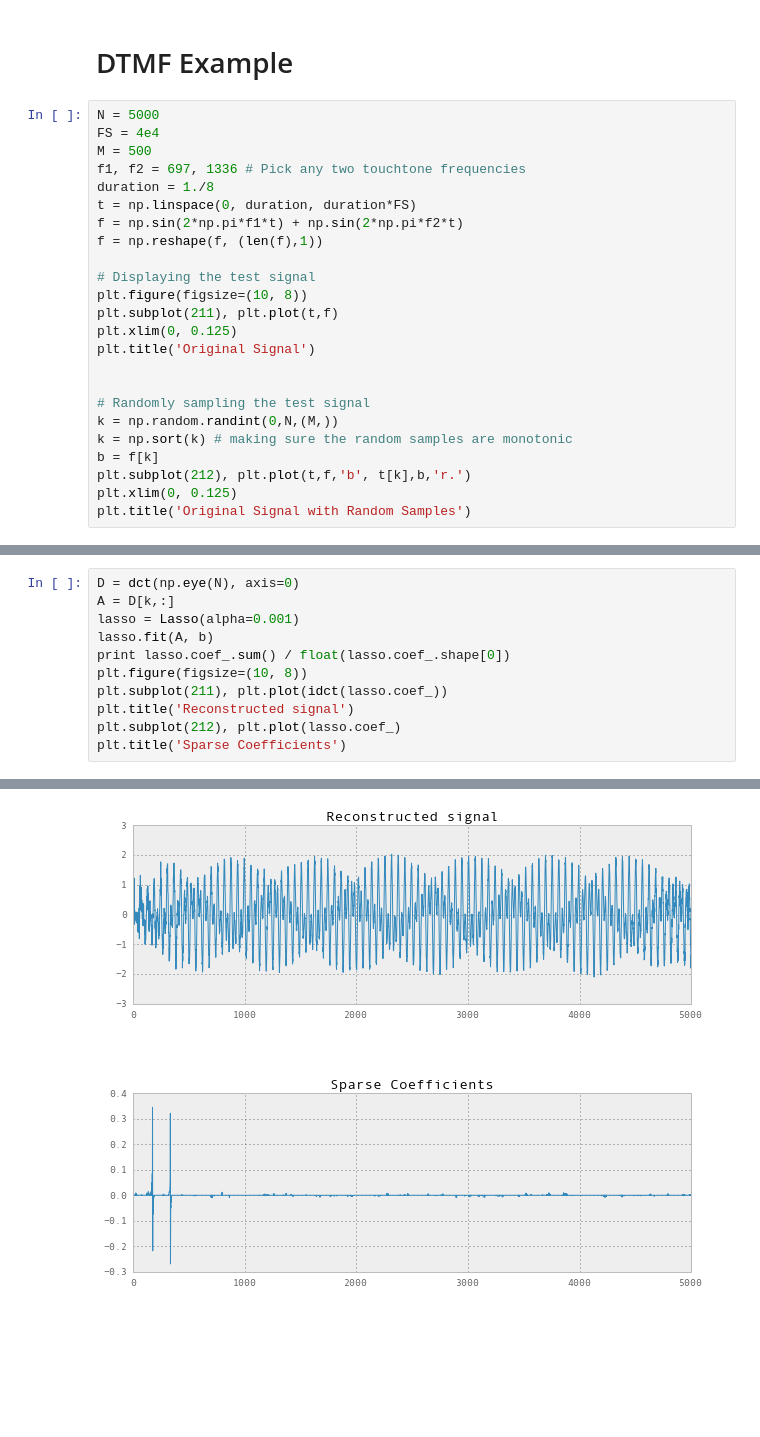
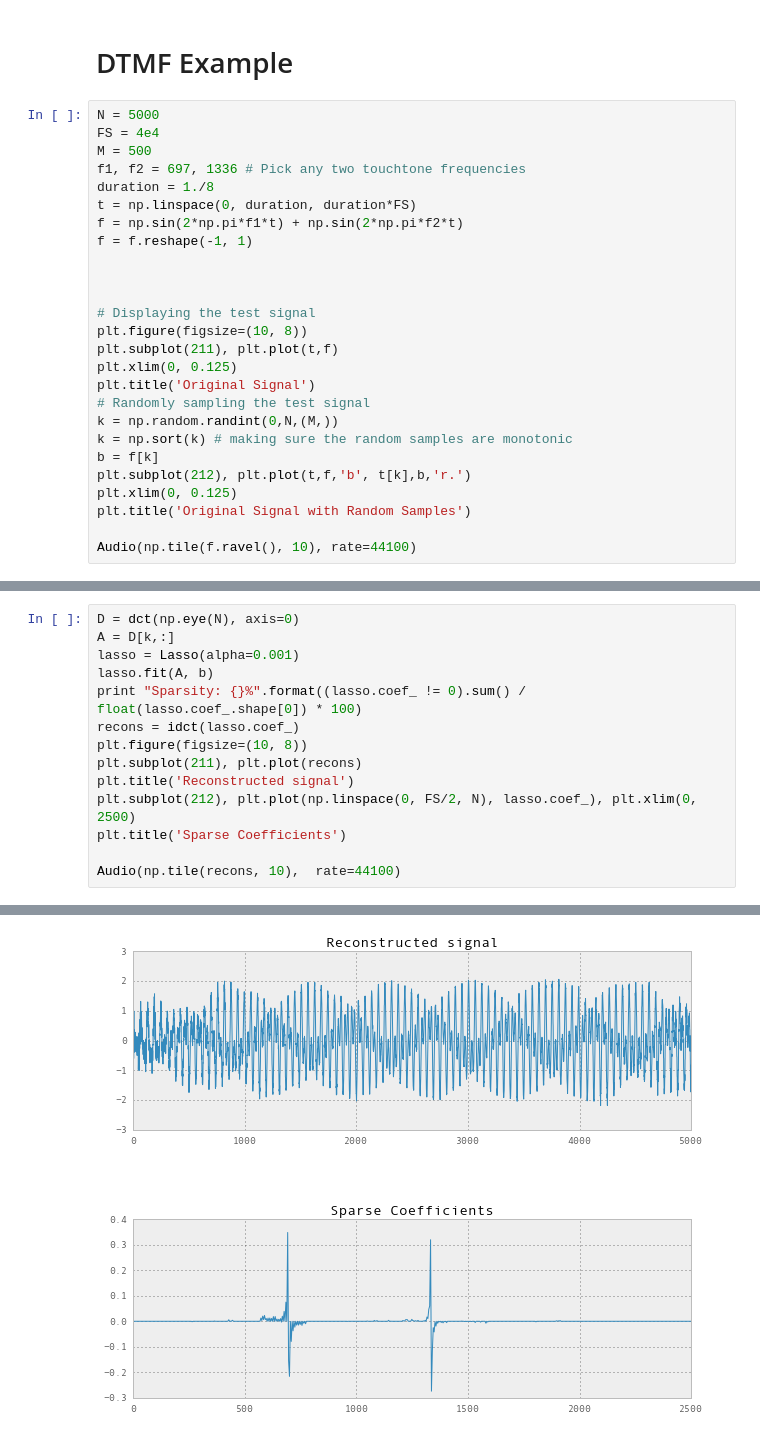
Before and after one commit to jaidevd/jaidevd.github.io, a Jupyter notebook: blog/posts/compressed-sensing-sparse-recovery.ipynb, the cells around one changed output, grey strips where cells are left out. Saved outputs shown, nothing was run; the diff lists cells and outputs as text; blank space fills up the shorter version.

```diff
--- a/blog/posts/compressed-sensing-sparse-recovery.ipynb
+++ b/blog/posts/compressed-sensing-sparse-recovery.ipynb
@@ -115,15 +219,15 @@ f1, f2 = 697, 1336 # Pick any two touchtone frequencies
 duration = 1./8
 t = np.linspace(0, duration, duration*FS)
 f = np.sin(2*np.pi*f1*t) + np.sin(2*np.pi*f2*t)
-f = np.reshape(f, (len(f),1))
+f = f.reshape(-1, 1)
+
+
 
 # Displaying the test signal
 plt.figure(figsize=(10, 8))
 plt.subplot(211), plt.plot(t,f)
 plt.xlim(0, 0.125)
 plt.title('Original Signal')
-
-
 # Randomly sampling the test signal
 k = np.random.randint(0,N,(M,))
 k = np.sort(k) # making sure the random samples are monotonic
@@ -131,4 +235,6 @@ b = f[k]
 plt.subplot(212), plt.plot(t,f,'b', t[k],b,'r.')
 plt.xlim(0, 0.125)
 plt.title('Original Signal with Random Samples')
+
+Audio(np.tile(f.ravel(), 10), rate=44100)
 # %% [output]
@@ -139,10 +245,13 @@ D = dct(np.eye(N), axis=0)
 A = D[k,:]
 lasso = Lasso(alpha=0.001)
 lasso.fit(A, b)
-print lasso.coef_.sum() / float(lasso.coef_.shape[0])
+print "Sparsity: {}%".format((lasso.coef_ != 0).sum() / float(lasso.coef_.shape[0]) * 100)
+recons = idct(lasso.coef_)
 plt.figure(figsize=(10, 8))
-plt.subplot(211), plt.plot(idct(lasso.coef_))
+plt.subplot(211), plt.plot(recons)
 plt.title('Reconstructed signal')
-plt.subplot(212), plt.plot(lasso.coef_)
+plt.subplot(212), plt.plot(np.linspace(0, FS/2, N), lasso.coef_), plt.xlim(0, 2500)
 plt.title('Sparse Coefficients')
+
+Audio(np.tile(recons, 10),  rate=44100)
 # %% [output]
@@ -151 +260 @@ plt.title('Sparse Coefficients')
-[figure, old version]
+[figure, new version]
```
Also changed, not shown: parts of 13 cells of this notebook.
